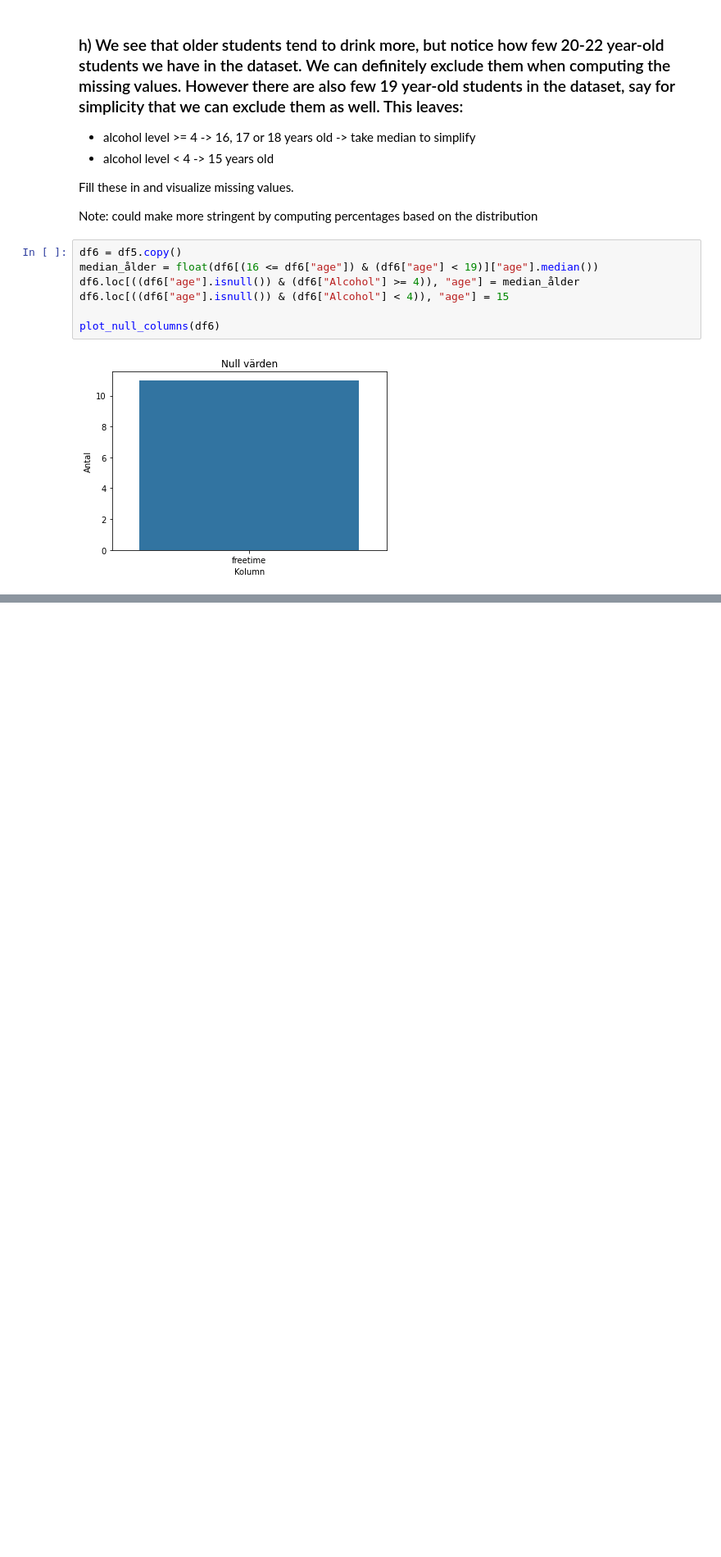
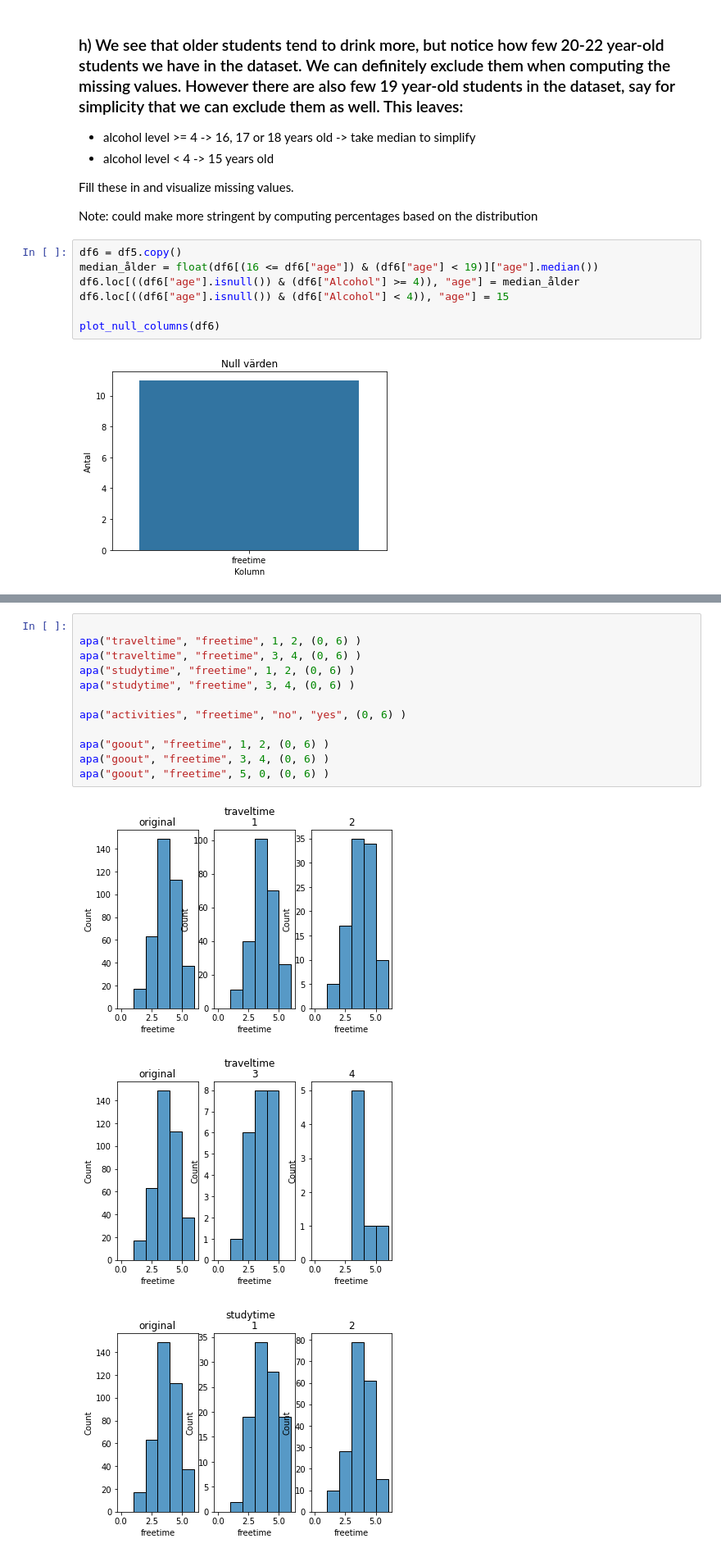
Before and after one commit to Erik-M-Larsson/Databehandling-Erik-Larsson, a Jupyter notebook: Exercises/E1.ipynb, the cells around one changed output, grey strips where cells are left out. Shown at 82% size. Cells and saved outputs as stored; diff of their text form; blank space fills up the shorter version.

```diff
--- a/Exercises/E1.ipynb
+++ b/Exercises/E1.ipynb
@@ -253,0 +321,16 @@ plot_null_columns(df6)
+# %%
+
+apa("traveltime", "freetime", 1, 2, (0, 6) )
+apa("traveltime", "freetime", 3, 4, (0, 6) )
+apa("studytime", "freetime", 1, 2, (0, 6) )
+apa("studytime", "freetime", 3, 4, (0, 6) )
+
+apa("activities", "freetime", "no", "yes", (0, 6) )
+
+apa("goout", "freetime", 1, 2, (0, 6) )
+apa("goout", "freetime", 3, 4, (0, 6) )
+apa("goout", "freetime", 5, 0, (0, 6) )
+# %% [output]
+[figure, added]
+[figure, added]
+[figure, added]
```
Also changed, not shown: parts of 6 cells of this notebook.
